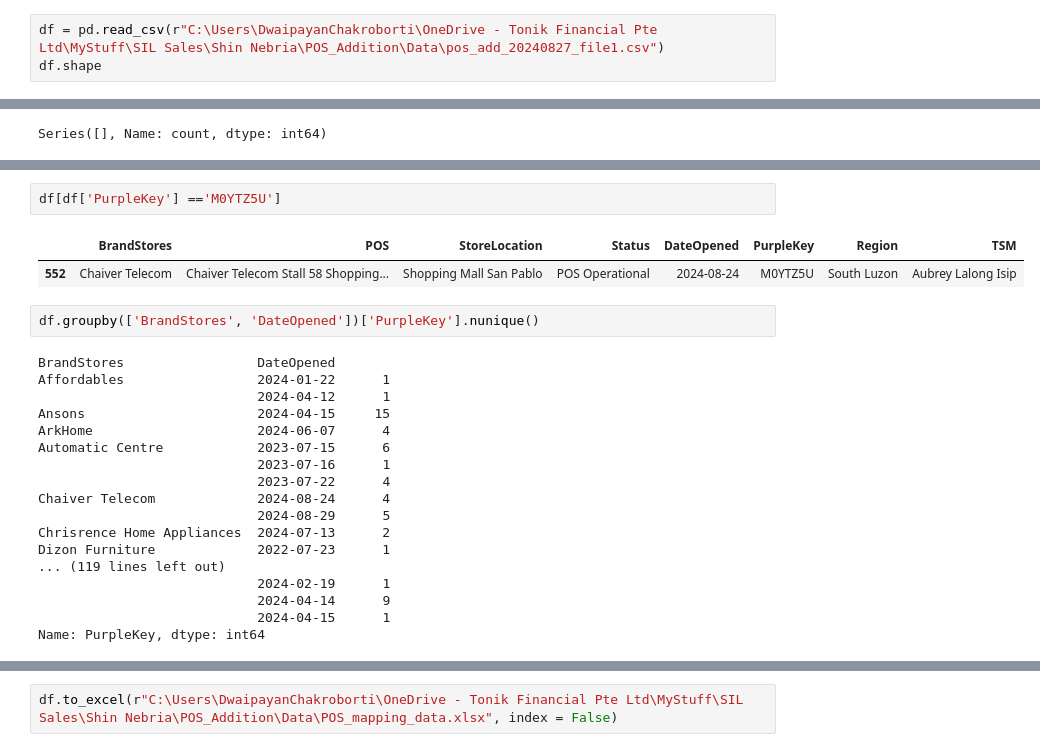
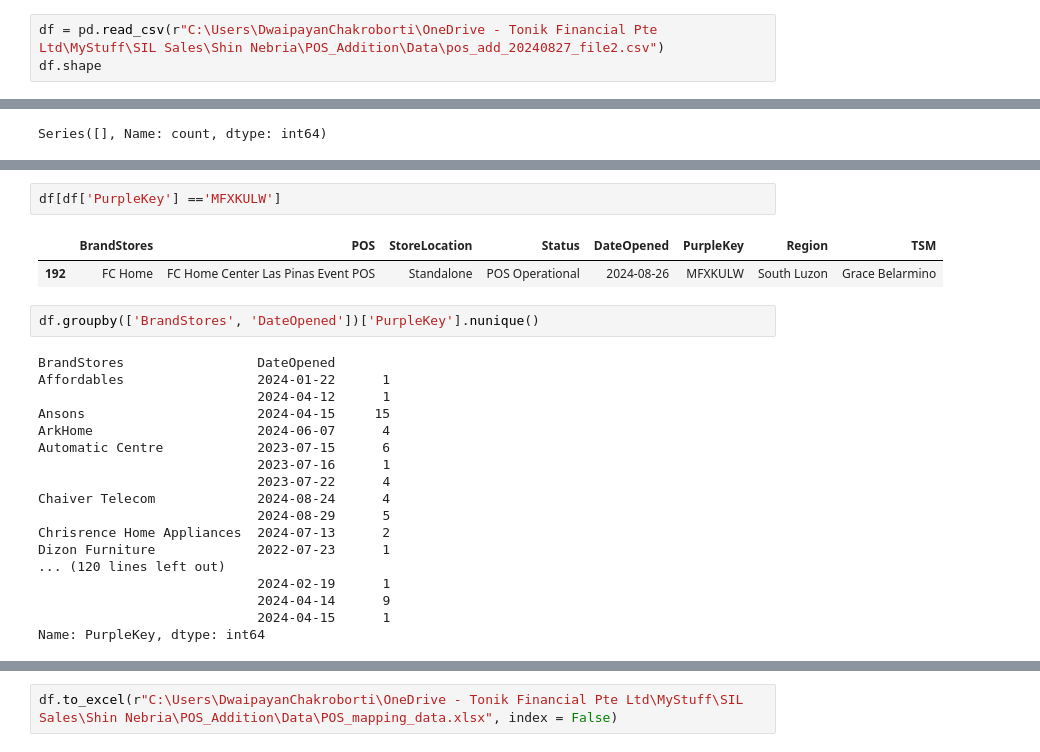
Before and after one commit to dchakroborti-tonik/POS_Addition, a Jupyter notebook: Notebook/Pos_mapping_new.ipynb, the cells around one changed output, grey strips where cells are left out. Saved outputs shown, nothing was run; the diff lists cells and outputs as text.

```diff
--- a/Notebook/Pos_mapping_new.ipynb
+++ b/Notebook/Pos_mapping_new.ipynb
@@ -24,6 +24,6 @@ client = bigquery.Client(project='prj-prod-dataplatform')
 # Set options or configurations as needed
 # Example: pd.set_option('display.max_columns', None)
 # %%
-df = pd.read_csv(r"C:\Users\DwaipayanChakroborti\OneDrive - Tonik Financial Pte Ltd\MyStuff\SIL Sales\Shin Nebria\POS_Addition\Data\pos_add_20240827_file1.csv")
+df = pd.read_csv(r"C:\Users\DwaipayanChakroborti\OneDrive - Tonik Financial Pte Ltd\MyStuff\SIL Sales\Shin Nebria\POS_Addition\Data\pos_add_20240827_file2.csv")
 df.shape
 # %% [output]
@@ -443,8 +415,8 @@ df.sort_values('DateOpened', ascending=False).head(10)
 # %%
-df[df['PurpleKey'] =='M0YTZ5U']
+df[df['PurpleKey'] =='MFXKULW']
 # %% [output]
 |  | BrandStores | POS | StoreLocation | Status | DateOpened | PurpleKey | Region | TSM |
-| 552 | Chaiver Telecom | Chaiver Telecom Stall 58 Shopping... | Shopping Mall San Pablo | POS Operational | 2024-08-24 | M0YTZ5U | South Luzon | Aubrey Lalong Isip |
+| 192 | FC Home | FC Home Center Las Pinas Event POS | Standalone | POS Operational | 2024-08-26 | MFXKULW | South Luzon | Grace Belarmino |
 # %%
 df.groupby(['BrandStores', 'DateOpened'])['PurpleKey'].nunique()
 # %% [output]
@@ -460,7 +432,7 @@ Chaiver Telecom             2024-08-24      4
                             2024-08-29      5
 Chrisrence Home Appliances  2024-07-13      2
 Dizon Furniture             2022-07-23      1
-... (119 lines left out)
+... (120 lines left out)
                             2024-02-19      1
                             2024-04-14      9
                             2024-04-15      1
```
Also changed, not shown: parts of 33 cells of this notebook, 3 other files.
